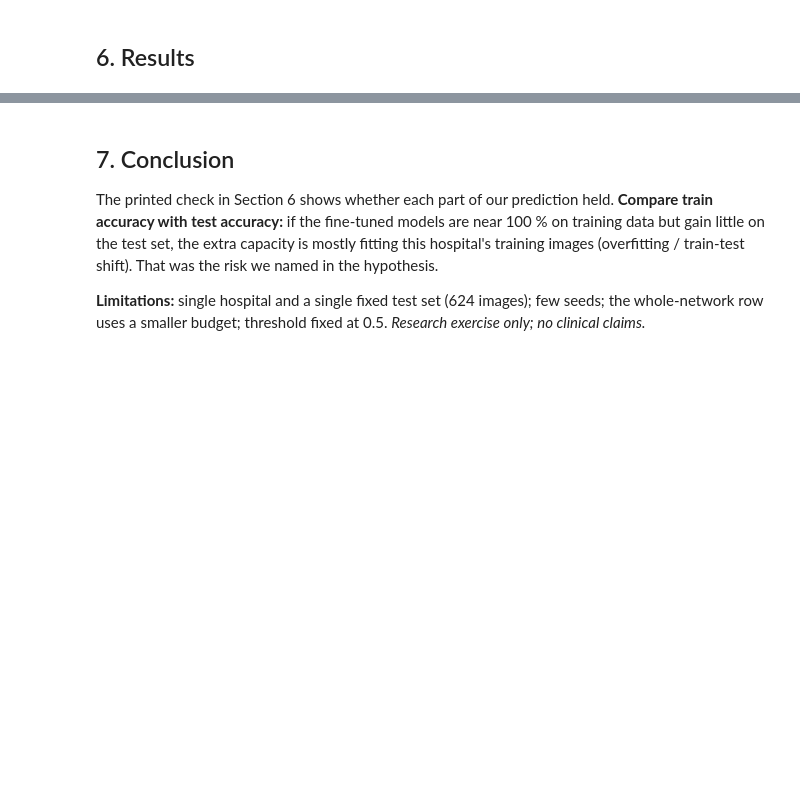
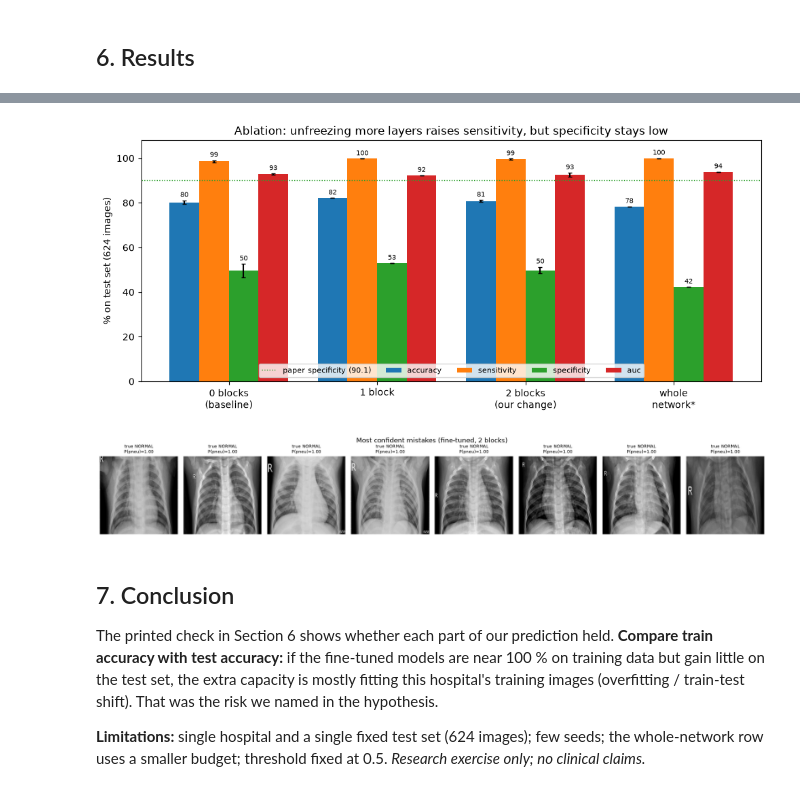
Before and after one commit to Vaiditya2207/pneumonia-cxr-reproduction, a Jupyter notebook: pneumonia_milestone4_finetune.ipynb, the cells around one changed output, grey strips where cells are left out. Saved outputs shown, nothing was run; the diff lists cells and outputs as text; code cells hidden in the pictures; blank space fills up the shorter version.

Commit message:
Milestone 4 results (executed ablation notebook, corrected chart) and finalised M5 paper, slides, defence Q&A

```diff
--- a/pneumonia_milestone4_finetune.ipynb
+++ b/pneumonia_milestone4_finetune.ipynb
@@ -259,3 +302,23 @@ plt.tight_layout(); plt.savefig("results/ablation.png", dpi=150); plt.show()
+# %%
+# Corrected bar chart: the y-axis above starts at 60 %, which hides the specificity bars (~40-53 %).
+# Re-drawn from the saved results file with the full 0-100 % axis.
+import json, numpy as np, matplotlib.pyplot as plt
+R = json.load(open("results/ablation_all.json"))
+labels = {"0": "0 blocks\n(baseline)", "1": "1 block", "2": "2 blocks\n(our change)", "all": "whole\nnetwork*"}
+mets = ["accuracy", "sensitivity", "specificity", "auc"]
+x, w = np.arange(len(R)), 0.2
+plt.figure(figsize=(10, 4.5))
+for i, m in enumerate(mets):
+    mean = [np.mean([r[m] for r in R[k]]) for k in R]; std = [np.std([r[m] for r in R[k]]) for k in R]
+    bars = plt.bar(x + (i - 1.5) * w, mean, w, yerr=std, capsize=2, label=m)
+    plt.bar_label(bars, fmt="%.0f", fontsize=7, padding=2)
+plt.axhline(90.1, color="tab:green", ls=":", lw=1, label="paper specificity (90.1)")
+plt.xticks(x, [labels[k] for k in R]); plt.ylim(0, 108); plt.ylabel("% on test set (624 images)")
+plt.title("Ablation: unfreezing more layers raises sensitivity, but specificity stays low")
+plt.legend(fontsize=8, ncol=5, loc="lower center"); plt.tight_layout()
+plt.savefig("results/ablation_bars.png", dpi=150); plt.show()
+# %% [output]
+[figure, added]
 # %%
 # Failure analysis: test images the best model still gets wrong (seed 0, 2 blocks)
 p = PROBS[2]; yt = y_test.numpy(); wrong = np.where((p >= 0.5) != yt)[0]
@@ -266,6 +329,8 @@ for ax, i in zip(np.atleast_1d(axes), wrong):
     ax.set_title(f"true {CLASSES[yt[i]]}\nP(pneu)={p[i]:.2f}", fontsize=8)
 plt.suptitle("Most confident mistakes (fine-tuned, 2 blocks)"); plt.tight_layout()
 plt.savefig("results/failures_finetuned.png", dpi=150); plt.show()
+# %% [output]
+[figure, added]
 # %% [markdown]
 ## 7. Conclusion
 The printed check in Section 6 shows whether each part of our prediction held. **Compare train accuracy with test accuracy:** if the fine-tuned models are near 100 % on training data but gain little on the test set, the extra capacity is mostly fitting this hospital's training images (overfitting / train-test shift). That was the risk we named in the hypothesis.
```
Also changed, not shown: parts of 8 cells of this notebook, 13 other files.
